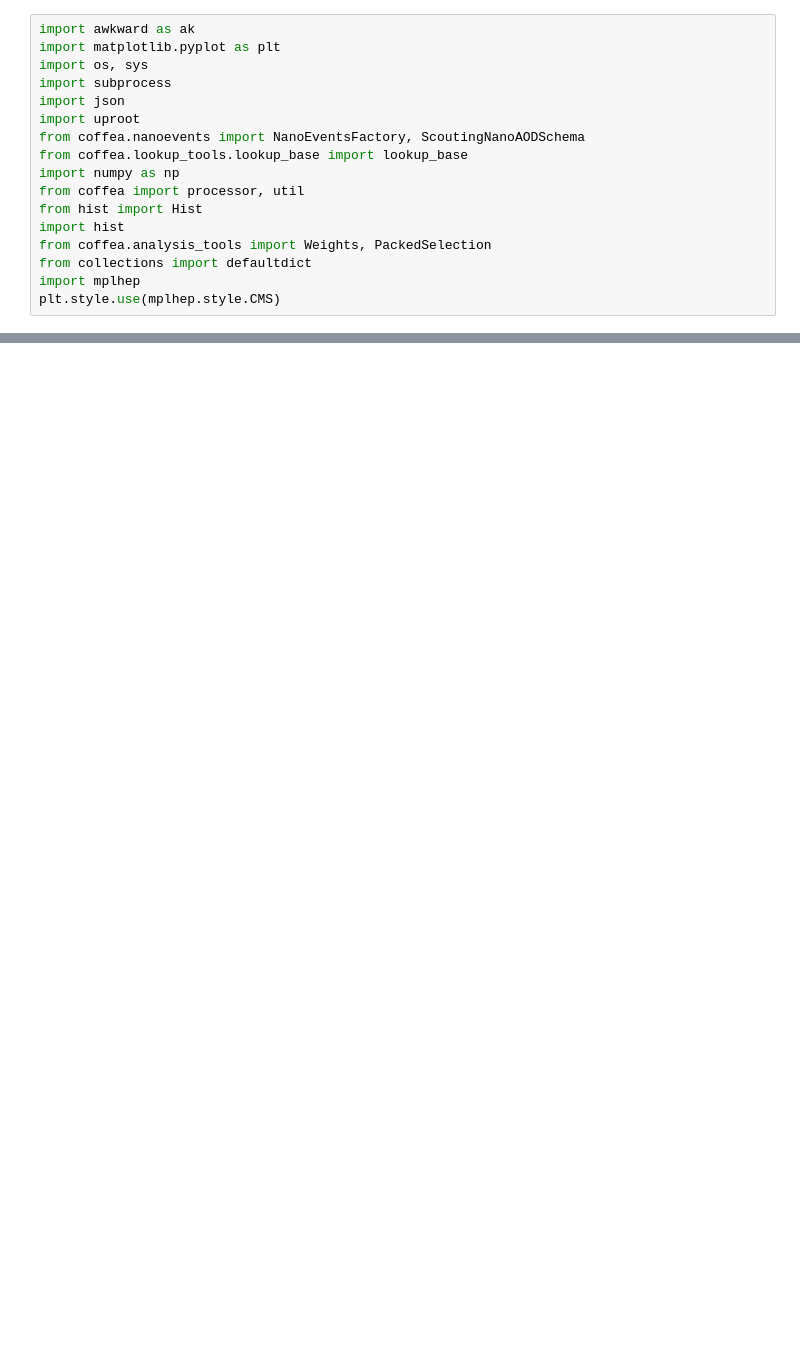
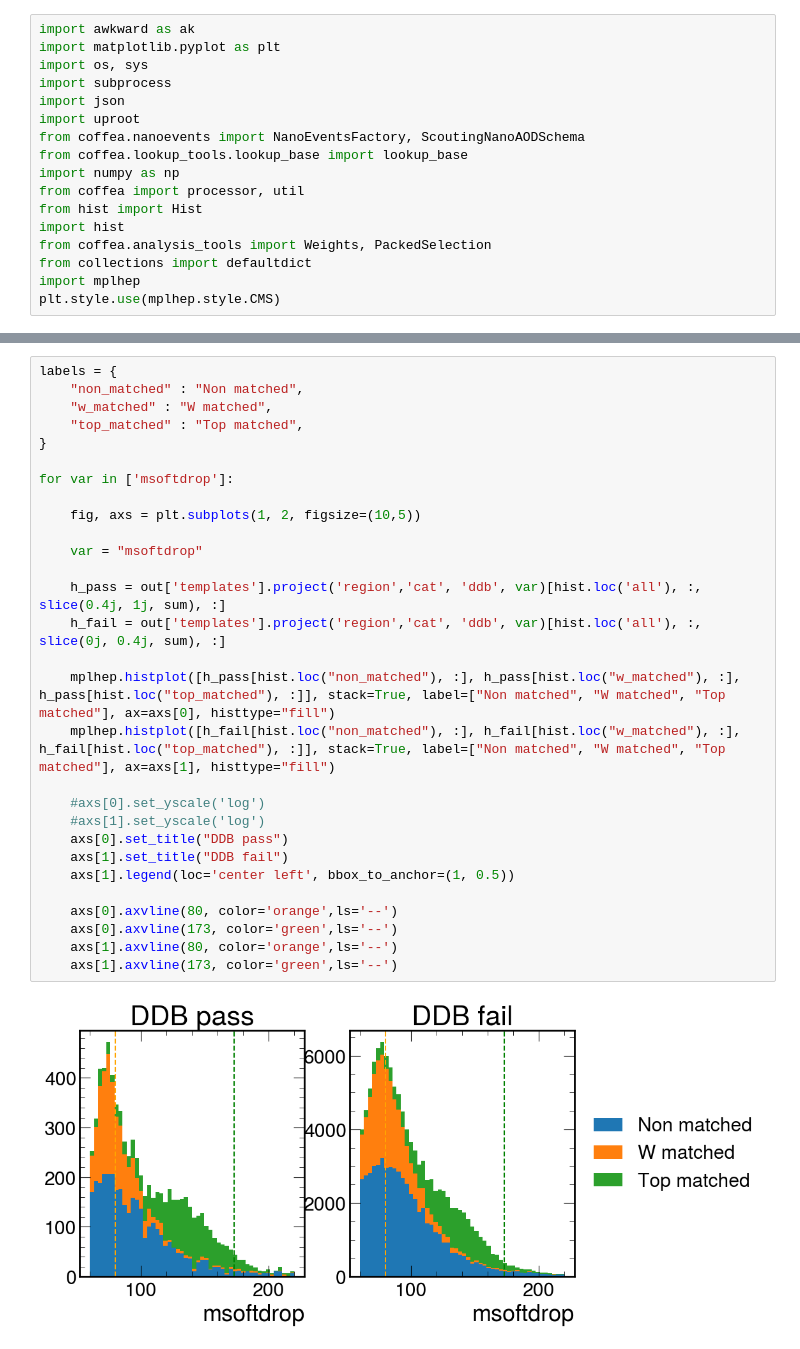
Before and after one commit to alintulu/PNCalibration, a Jupyter notebook: hist.ipynb, the cells around one changed output, grey strips where cells are left out. Saved outputs shown, nothing was run; the diff lists cells and outputs as text; blank space fills up the shorter version.

```diff
--- a/hist.ipynb
+++ b/hist.ipynb
@@ -265 +444,32 @@ axs[0,1].legend(loc='center left', bbox_to_anchor=(1, 0.5))
+# %%
+labels = {
+    "non_matched" : "Non matched",
+    "w_matched" : "W matched",
+    "top_matched" : "Top matched",
+}
+
+for var in ['msoftdrop']:
+
+    fig, axs = plt.subplots(1, 2, figsize=(10,5))
+
+    var = "msoftdrop"
+
+    h_pass = out['templates'].project('region','cat', 'ddb', var)[hist.loc('all'), :, slice(0.4j, 1j, sum), :]
+    h_fail = out['templates'].project('region','cat', 'ddb', var)[hist.loc('all'), :, slice(0j, 0.4j, sum), :]
+
+    mplhep.histplot([h_pass[hist.loc("non_matched"), :], h_pass[hist.loc("w_matched"), :], h_pass[hist.loc("top_matched"), :]], stack=True, label=["Non matched", "W matched", "Top matched"], ax=axs[0], histtype="fill")
+    mplhep.histplot([h_fail[hist.loc("non_matched"), :], h_fail[hist.loc("w_matched"), :], h_fail[hist.loc("top_matched"), :]], stack=True, label=["Non matched", "W matched", "Top matched"], ax=axs[1], histtype="fill")
+
+    #axs[0].set_yscale('log')
+    #axs[1].set_yscale('log')
+    axs[0].set_title("DDB pass")
+    axs[1].set_title("DDB fail")
+    axs[1].legend(loc='center left', bbox_to_anchor=(1, 0.5))
+
+    axs[0].axvline(80, color='orange',ls='--')
+    axs[0].axvline(173, color='green',ls='--')
+    axs[1].axvline(80, color='orange',ls='--')
+    axs[1].axvline(173, color='green',ls='--')
+# %% [output]
+[figure, added]
 # %%
```
Also changed, not shown: parts of 19 cells of this notebook.
